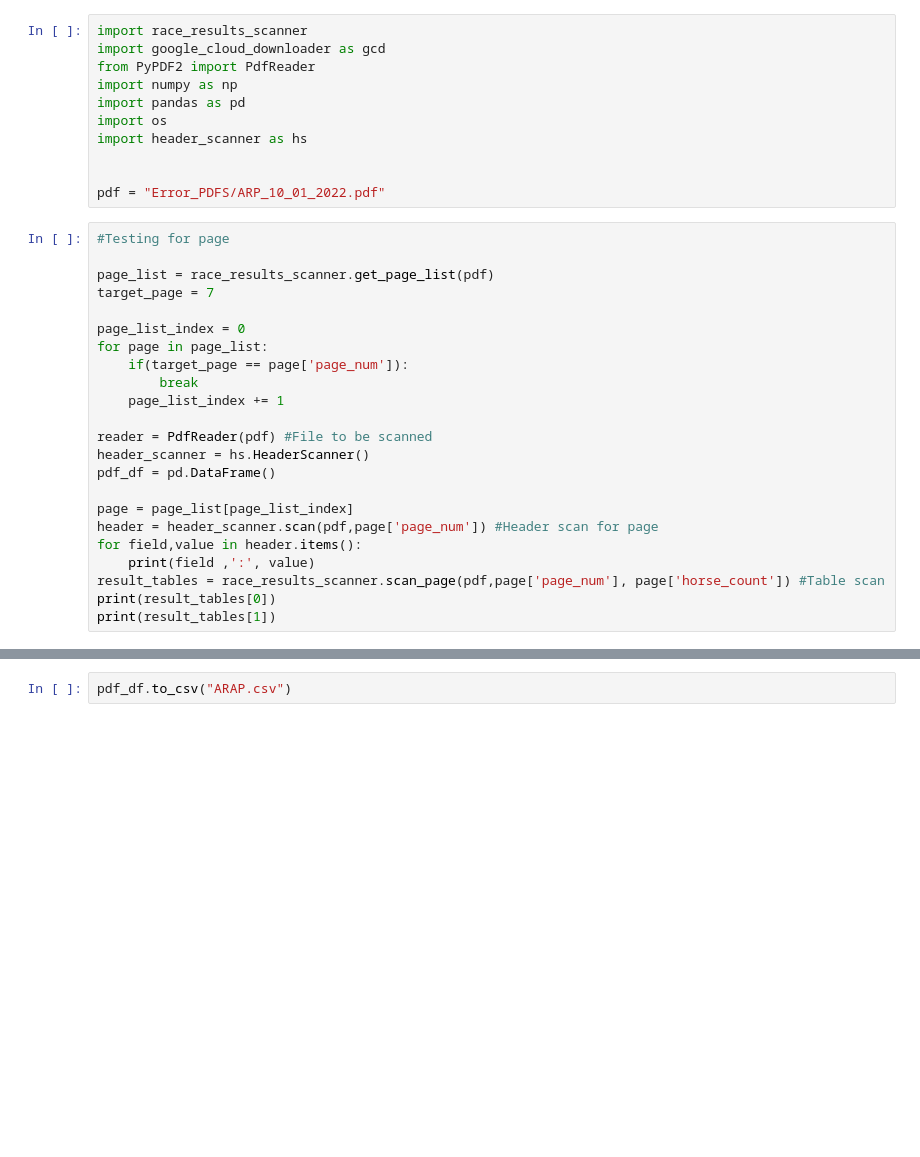
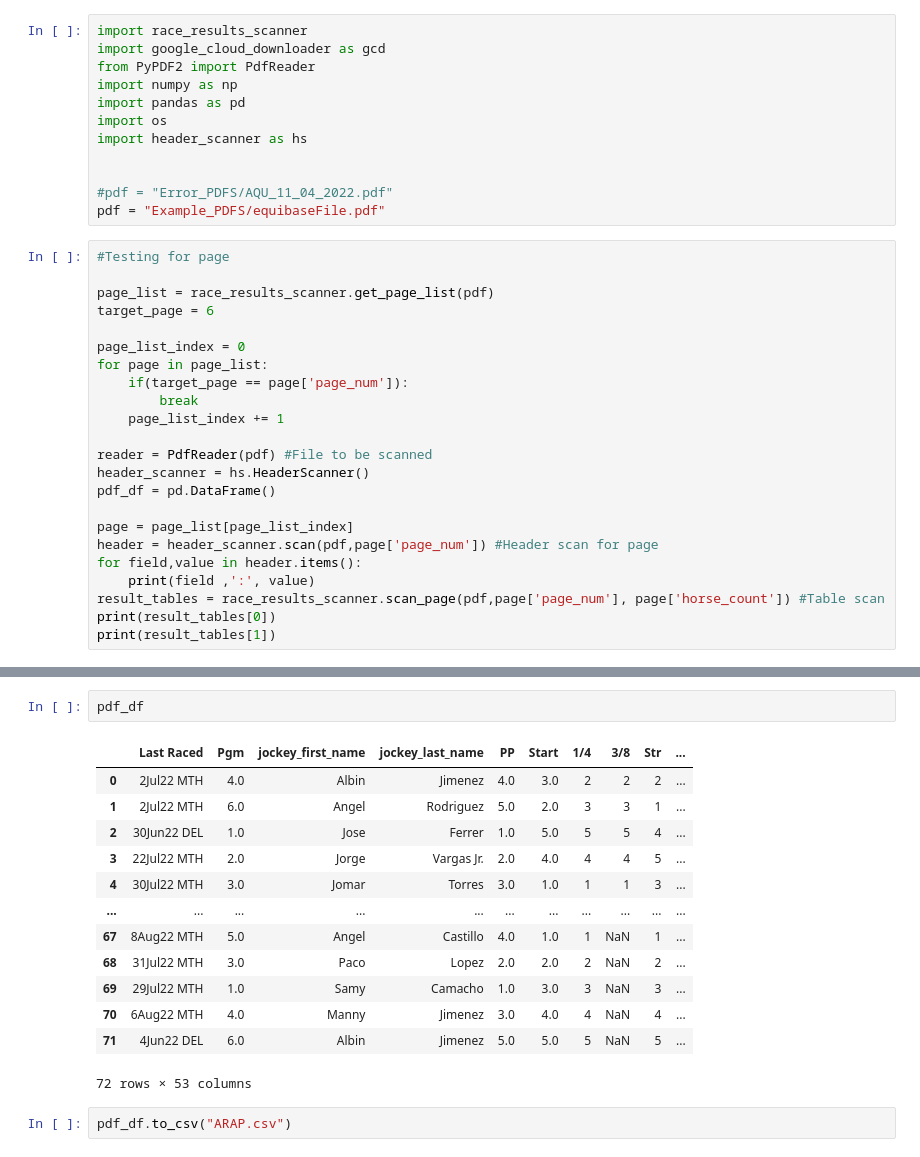
Before and after one commit to Jonhops1595/horse_racing_study, a Jupyter notebook: PDFScanner/scan_test.ipynb, the cells around one changed output, grey strips where cells are left out. Saved outputs shown, nothing was run; the diff lists cells and outputs as text; blank space fills up the shorter version.

Commit message:
Seperated Horse Name and Jockey

```diff
--- a/PDFScanner/scan_test.ipynb
+++ b/PDFScanner/scan_test.ipynb
@@ -8,12 +8,13 @@ import os
 import header_scanner as hs
 
 
-pdf = "Error_PDFS/ARP_10_01_2022.pdf"
+#pdf = "Error_PDFS/AQU_11_04_2022.pdf"
+pdf = "Example_PDFS/equibaseFile.pdf"
 # %%
 #Testing for page
 
 page_list = race_results_scanner.get_page_list(pdf)
-target_page = 7
+target_page = 6
 
 page_list_index = 0
 for page in page_list:
@@ -136,2 +203,18 @@ KeyError: 'Start'
+# %%
+pdf_df
+# %% [output]
+|  | Last Raced | Pgm | jockey_first_name | jockey_last_name | PP | Start | 1/4 | 3/8 | Str | ... |
+| 0 | 2Jul22 MTH | 4.0 | Albin | Jimenez | 4.0 | 3.0 | 2 | 2 | 2 | ... |
+| 1 | 2Jul22 MTH | 6.0 | Angel | Rodriguez | 5.0 | 2.0 | 3 | 3 | 1 | ... |
+| 2 | 30Jun22 DEL | 1.0 | Jose | Ferrer | 1.0 | 5.0 | 5 | 5 | 4 | ... |
+| 3 | 22Jul22 MTH | 2.0 | Jorge | Vargas Jr. | 2.0 | 4.0 | 4 | 4 | 5 | ... |
+| 4 | 30Jul22 MTH | 3.0 | Jomar | Torres | 3.0 | 1.0 | 1 | 1 | 3 | ... |
+| ... | ... | ... | ... | ... | ... | ... | ... | ... | ... | ... |
+| 67 | 8Aug22 MTH | 5.0 | Angel | Castillo | 4.0 | 1.0 | 1 | NaN | 1 | ... |
+| 68 | 31Jul22 MTH | 3.0 | Paco | Lopez | 2.0 | 2.0 | 2 | NaN | 2 | ... |
+| 69 | 29Jul22 MTH | 1.0 | Samy | Camacho | 1.0 | 3.0 | 3 | NaN | 3 | ... |
+| 70 | 6Aug22 MTH | 4.0 | Manny | Jimenez | 3.0 | 4.0 | 4 | NaN | 4 | ... |
+| 71 | 4Jun22 DEL | 6.0 | Albin | Jimenez | 5.0 | 5.0 | 5 | NaN | 5 | ... |
+72 rows × 53 columns
 # %%
 pdf_df.to_csv("ARAP.csv")
```
Also changed, not shown: parts of 5 cells of this notebook, 2 other files.
